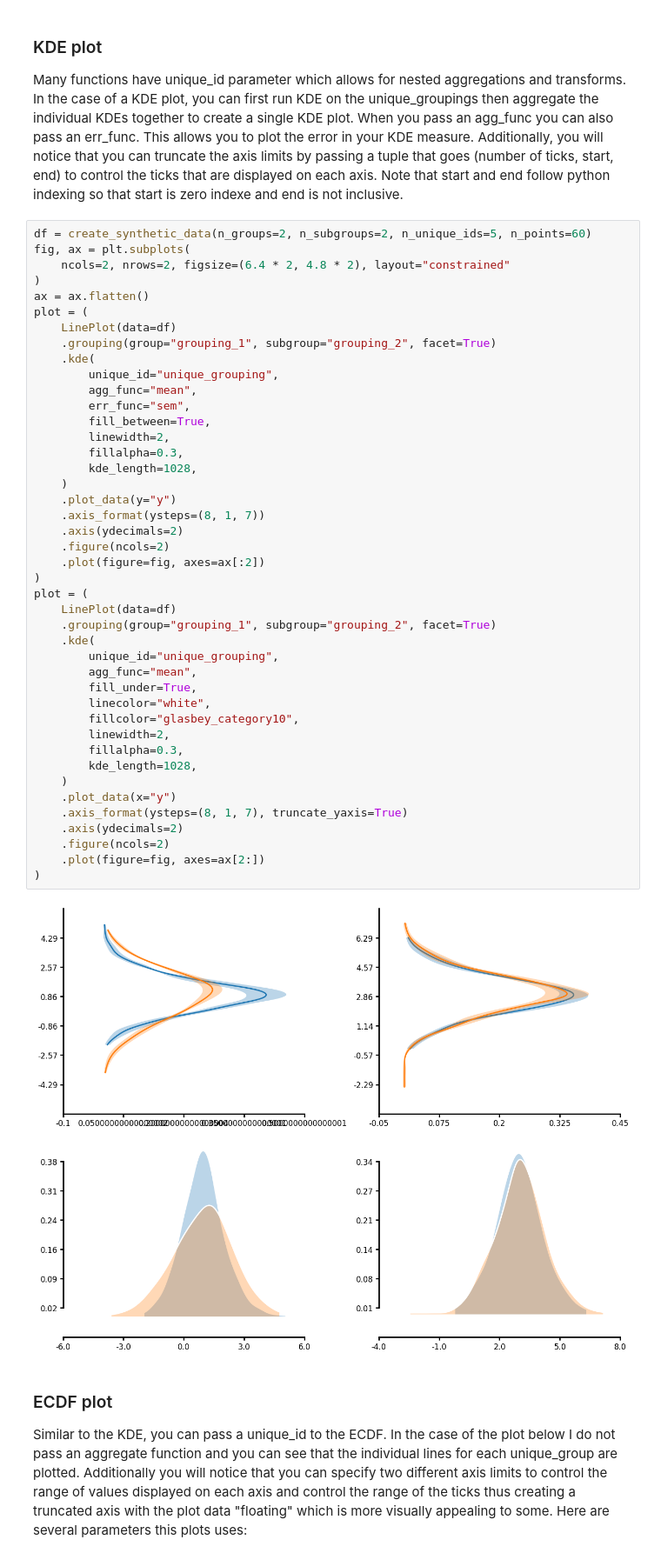
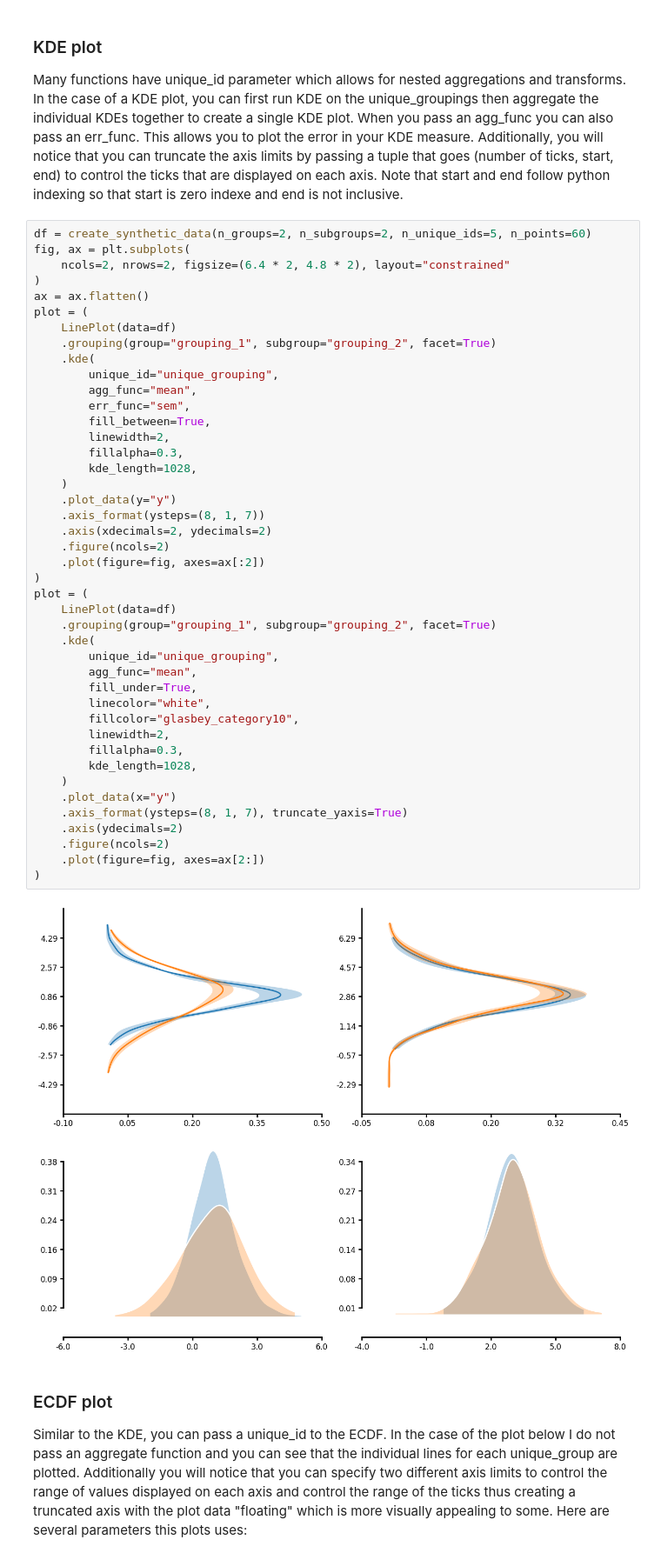
Before and after one commit to LarsHenrikNelson/lithos, a Jupyter notebook: README.ipynb, the cells around one changed output. Shown at 87% size. Saved outputs shown, nothing was run; the diff lists cells and outputs as text.

```diff
--- a/README.ipynb
+++ b/README.ipynb
@@ -451,35 +454,35 @@ plot = (
         fill_between=True,
         linewidth=2,
         fillalpha=0.3,
         kde_length=1028,
     )
     .plot_data(y="y")
     .axis_format(ysteps=(8, 1, 7))
-    .axis(ydecimals=2)
+    .axis(xdecimals=2, ydecimals=2)
     .figure(ncols=2)
     .plot(figure=fig, axes=ax[:2])
 )
 plot = (
     LinePlot(data=df)
     .grouping(group="grouping_1", subgroup="grouping_2", facet=True)
     .kde(
         unique_id="unique_grouping",
         agg_func="mean",
         fill_under=True,
         linecolor="white",
         fillcolor="glasbey_category10",
         linewidth=2,
         fillalpha=0.3,
         kde_length=1028,
     )
     .plot_data(x="y")
     .axis_format(ysteps=(8, 1, 7), truncate_yaxis=True)
     .axis(ydecimals=2)
     .figure(ncols=2)
     .plot(figure=fig, axes=ax[2:])
 )
 # %% [output]
-[figure, old version]
+[figure, new version]
 # %% [markdown]
 ### ECDF plot
 Similar to the KDE, you can pass a unique_id to the ECDF. In the case of the plot below I do not pass an aggregate function and you can see that the individual lines for each unique_group are plotted.
```
Also changed, not shown: parts of 4 cells of this notebook, 28 other files.
